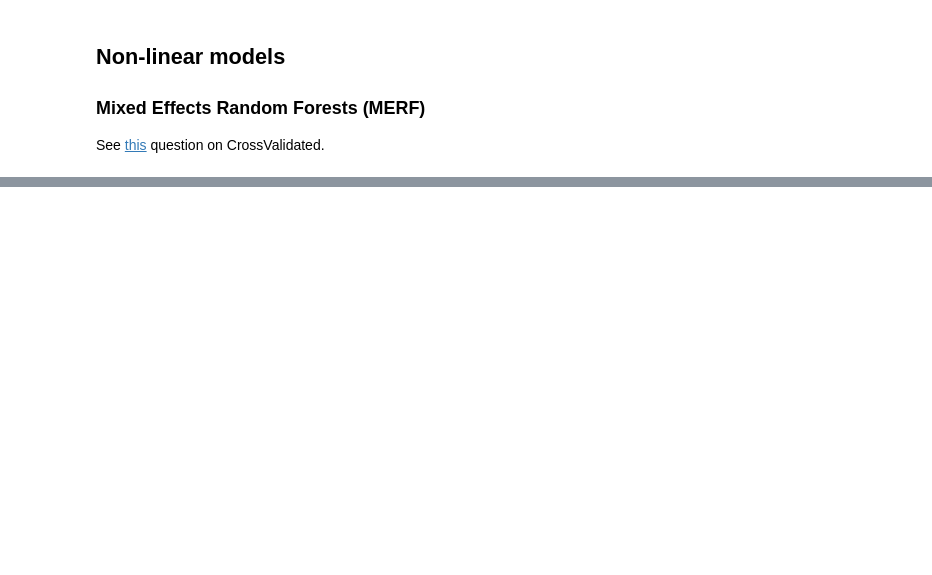
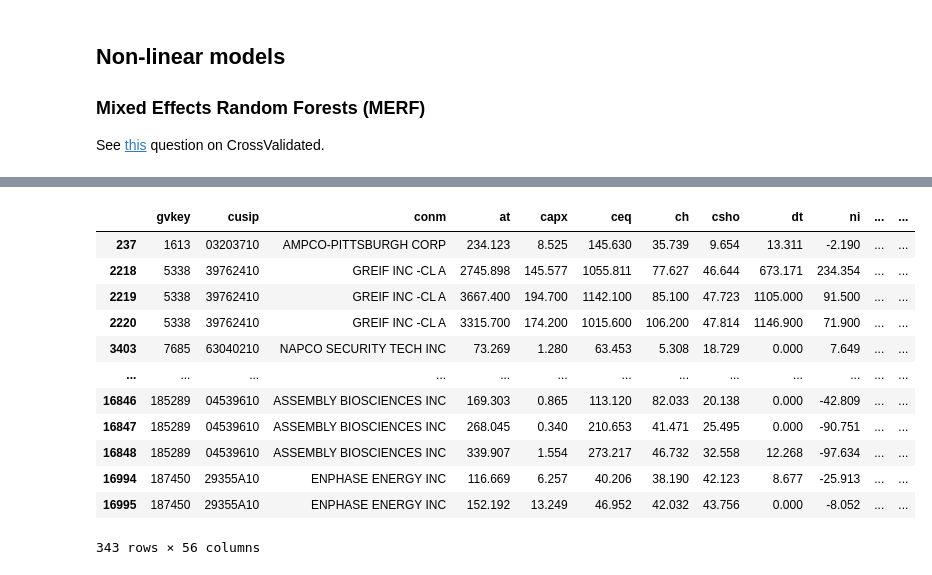
Before and after one commit to oliverangelil/ipynb, a Jupyter notebook: julie_eda.ipynb, the cells around one changed output, grey strips where cells are left out. Saved outputs shown, nothing was run; the diff lists cells and outputs as text; code cells hidden in the pictures; blank space fills up the shorter version.

```diff
--- a/julie_eda.ipynb
+++ b/julie_eda.ipynb
@@ -390,3 +408,27 @@ array([0.04640409, 0.54526209, 0.40833382])
+# %%
+unique_gvkeys = df_merf['gvkey'].unique()
+
+# Randomly sample n gvkeys
+selected_gvkeys = pd.Series(unique_gvkeys).sample(n=50, random_state=42)
+
+# Filter the DataFrame to include only the selected gvkeys
+selected_rows = df_merf[df_merf['gvkey'].isin(selected_gvkeys)]
+
+selected_rows
+# %% [output]
+|  | gvkey | cusip | conm | at | capx | ceq | ch | csho | dt | ni | ... | ... |
+| 237 | 1613 | 03203710 | AMPCO-PITTSBURGH CORP | 234.123 | 8.525 | 145.630 | 35.739 | 9.654 | 13.311 | -2.190 | ... | ... |
+| 2218 | 5338 | 39762410 | GREIF INC -CL A | 2745.898 | 145.577 | 1055.811 | 77.627 | 46.644 | 673.171 | 234.354 | ... | ... |
+| 2219 | 5338 | 39762410 | GREIF INC -CL A | 3667.400 | 194.700 | 1142.100 | 85.100 | 47.723 | 1105.000 | 91.500 | ... | ... |
+| 2220 | 5338 | 39762410 | GREIF INC -CL A | 3315.700 | 174.200 | 1015.600 | 106.200 | 47.814 | 1146.900 | 71.900 | ... | ... |
+| 3403 | 7685 | 63040210 | NAPCO SECURITY TECH INC | 73.269 | 1.280 | 63.453 | 5.308 | 18.729 | 0.000 | 7.649 | ... | ... |
+| ... | ... | ... | ... | ... | ... | ... | ... | ... | ... | ... | ... | ... |
+| 16846 | 185289 | 04539610 | ASSEMBLY BIOSCIENCES INC | 169.303 | 0.865 | 113.120 | 82.033 | 20.138 | 0.000 | -42.809 | ... | ... |
+| 16847 | 185289 | 04539610 | ASSEMBLY BIOSCIENCES INC | 268.045 | 0.340 | 210.653 | 41.471 | 25.495 | 0.000 | -90.751 | ... | ... |
+| 16848 | 185289 | 04539610 | ASSEMBLY BIOSCIENCES INC | 339.907 | 1.554 | 273.217 | 46.732 | 32.558 | 12.268 | -97.634 | ... | ... |
+| 16994 | 187450 | 29355A10 | ENPHASE ENERGY INC | 116.669 | 6.257 | 40.206 | 38.190 | 42.123 | 8.677 | -25.913 | ... | ... |
+| 16995 | 187450 | 29355A10 | ENPHASE ENERGY INC | 152.192 | 13.249 | 46.952 | 42.032 | 43.756 | 0.000 | -8.052 | ... | ... |
+343 rows × 56 columns
 # %%
 import shap
 explainer = shap.TreeExplainer(mrf.trained_fe_model)
```
Also changed, not shown: parts of 14 cells of this notebook.
